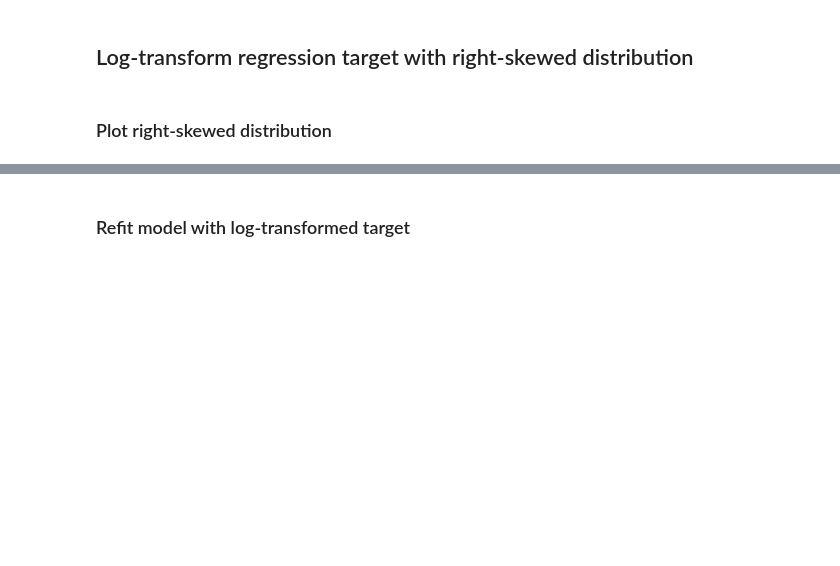
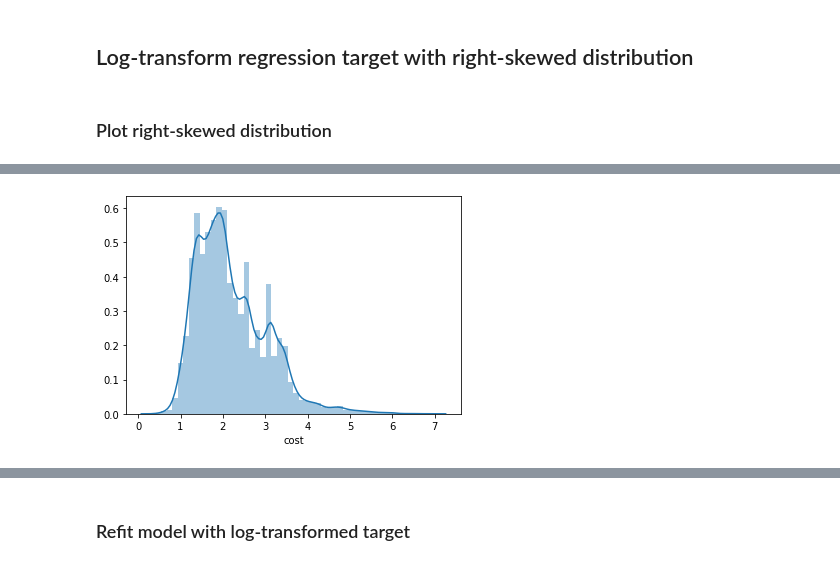
Before and after one commit to ash12hub/DS-Unit-2-Applied-Modeling, a Jupyter notebook: module1-log-linear-regression/log_linear_regression.ipynb, the cells around one changed output, grey strips where cells are left out. Drawn from its saved outputs; the diff is of its cells as text; code cells hidden in the pictures; blank space fills up the shorter version.

```diff
--- a/module1-log-linear-regression/log_linear_regression.ipynb
+++ b/module1-log-linear-regression/log_linear_regression.ipynb
@@ -268,0 +579,5 @@ Name: tube_assembly_id, Length: 8856, dtype: int64
+# %%
+y_train_log = np.log1p(y_train)
+sns.distplot(y_train_log);
+# %% [output]
+[figure, added]
```
Also changed, not shown: parts of 105 cells of this notebook.
